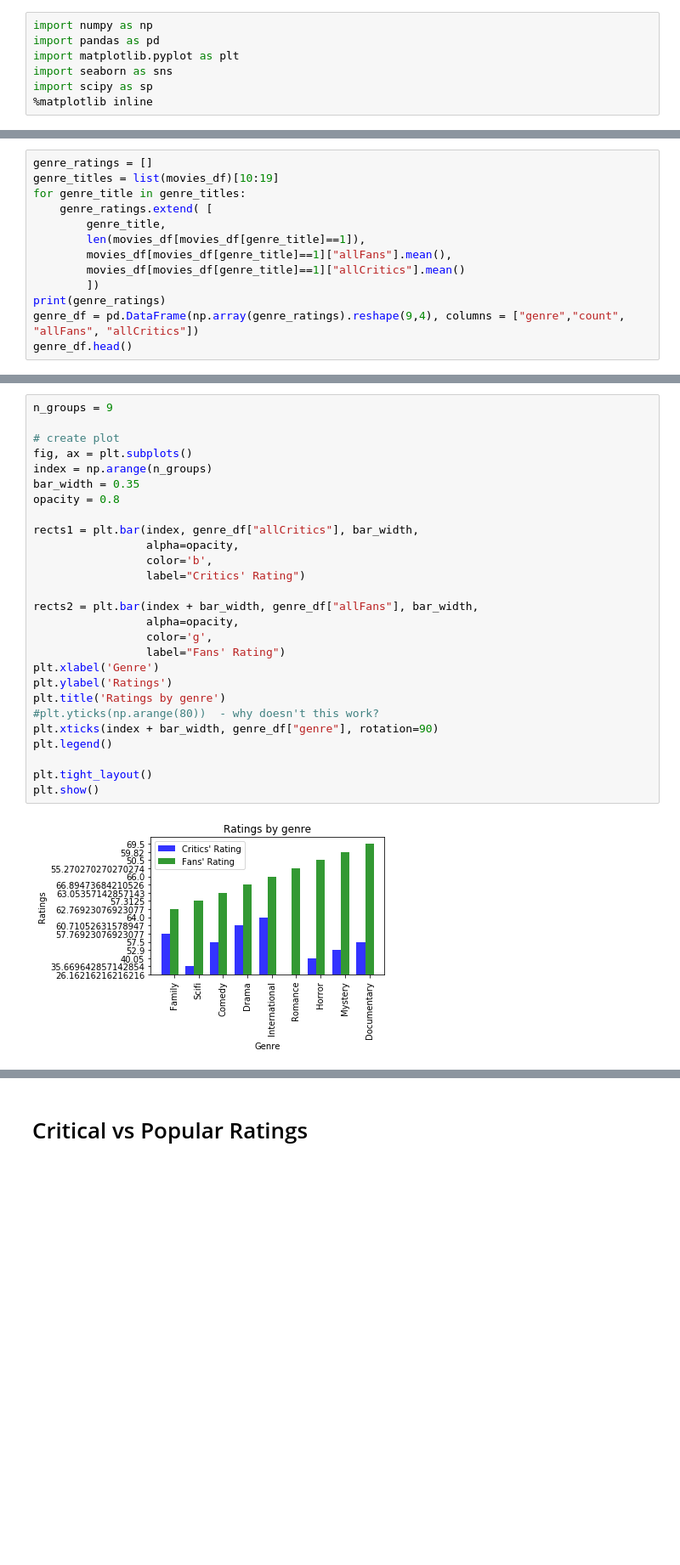
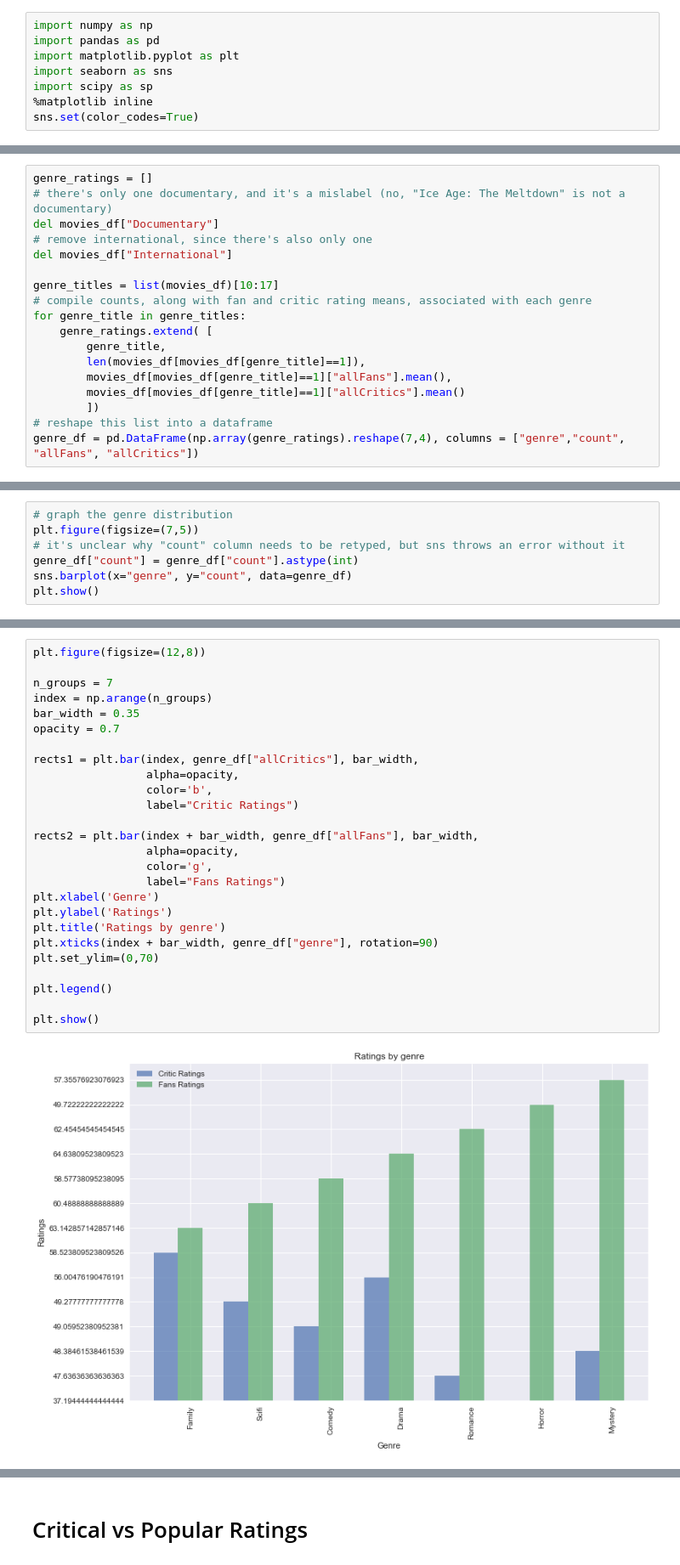
Before and after one commit to gqfiddler/movieRatings, a Jupyter notebook: Critical vs Popular Movie Ratings.ipynb, the cells around one changed output, grey strips where cells are left out. Shown at 85% size. Drawn from its saved outputs; the diff is of its cells as text; blank space fills up the shorter version.

```diff
--- a/Critical vs Popular Movie Ratings.ipynb
+++ b/Critical vs Popular Movie Ratings.ipynb
@@ -5,3 +5,4 @@ import matplotlib.pyplot as plt
 import seaborn as sns
 import scipy as sp
 %matplotlib inline
+sns.set(color_codes=True)
@@ -25,6 +65,12 @@ movies_df.head()
 # %%
 genre_ratings = []
-genre_titles = list(movies_df)[10:19]
+# there's only one documentary, and it's a mislabel (no, "Ice Age: The Meltdown" is not a documentary)
+del movies_df["Documentary"]
+# remove international, since there's also only one
+del movies_df["International"]
+
+genre_titles = list(movies_df)[10:17]
+# compile counts, along with fan and critic rating means, associated with each genre
 for genre_title in genre_titles:
     genre_ratings.extend( [
         genre_title,
@@ -32,6 +78,5 @@ for genre_title in genre_titles:
         movies_df[movies_df[genre_title]==1]["allFans"].mean(),
         movies_df[movies_df[genre_title]==1]["allCritics"].mean()
         ])
-print(genre_ratings)
-genre_df = pd.DataFrame(np.array(genre_ratings).reshape(9,4), columns = ["genre","count", "allFans", "allCritics"])
-genre_df.head()
+# reshape this list into a dataframe
+genre_df = pd.DataFrame(np.array(genre_ratings).reshape(7,4), columns = ["genre","count", "allFans", "allCritics"])
@@ -53,0 +83,7 @@ plt.show()
+# %%
+# graph the genre distribution
+plt.figure(figsize=(7,5))
+# it's unclear why "count" column needs to be retyped, but sns throws an error without it
+genre_df["count"] = genre_df["count"].astype(int)
+sns.barplot(x="genre", y="count", data=genre_df)
+plt.show()
@@ -54,29 +191,28 @@ plt.show()
 # %%
-n_groups = 9
+plt.figure(figsize=(12,8))
 
-# create plot
-fig, ax = plt.subplots()
+n_groups = 7
 index = np.arange(n_groups)
 bar_width = 0.35
-opacity = 0.8
+opacity = 0.7
 
 rects1 = plt.bar(index, genre_df["allCritics"], bar_width,
                  alpha=opacity,
                  color='b',
-                 label="Critics' Rating")
+                 label="Critic Ratings")
 
 rects2 = plt.bar(index + bar_width, genre_df["allFans"], bar_width,
                  alpha=opacity,
                  color='g',
-                 label="Fans' Rating")
+                 label="Fans Ratings")
 plt.xlabel('Genre')
 plt.ylabel('Ratings')
 plt.title('Ratings by genre')
-#plt.yticks(np.arange(80))  - why doesn't this work?
 plt.xticks(index + bar_width, genre_df["genre"], rotation=90)
+plt.set_ylim=(0,70)
+
 plt.legend()
 
-plt.tight_layout()
 plt.show()
 # %% [output]
-[figure, old version]
+[figure, new version]
```
Also changed, not shown: parts of 40 cells of this notebook, 5 other files.
